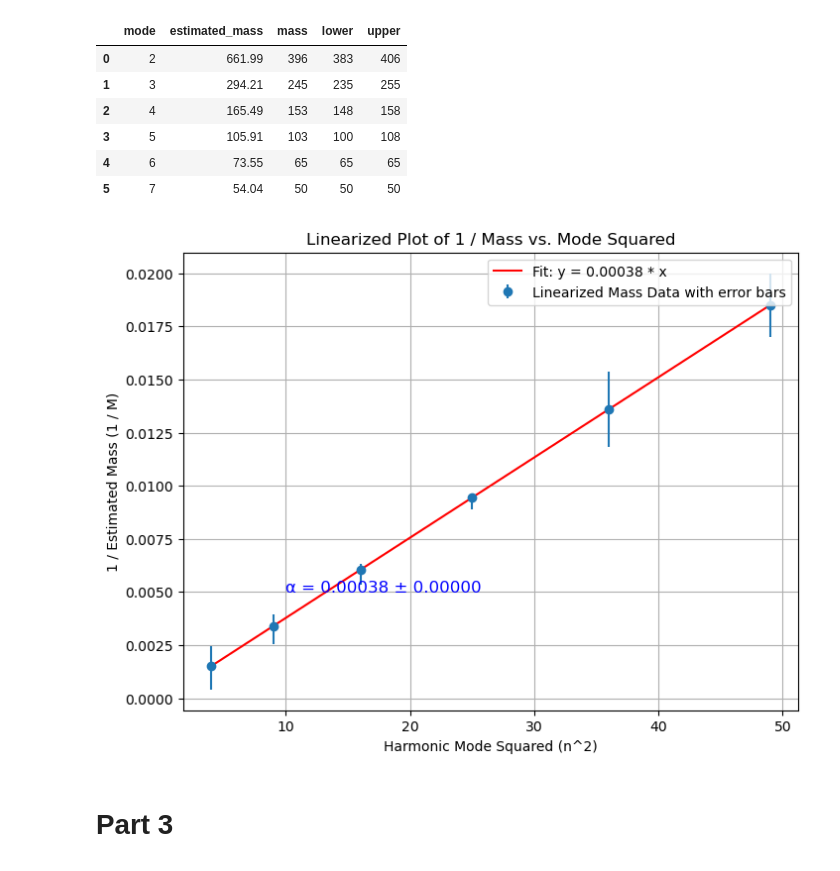
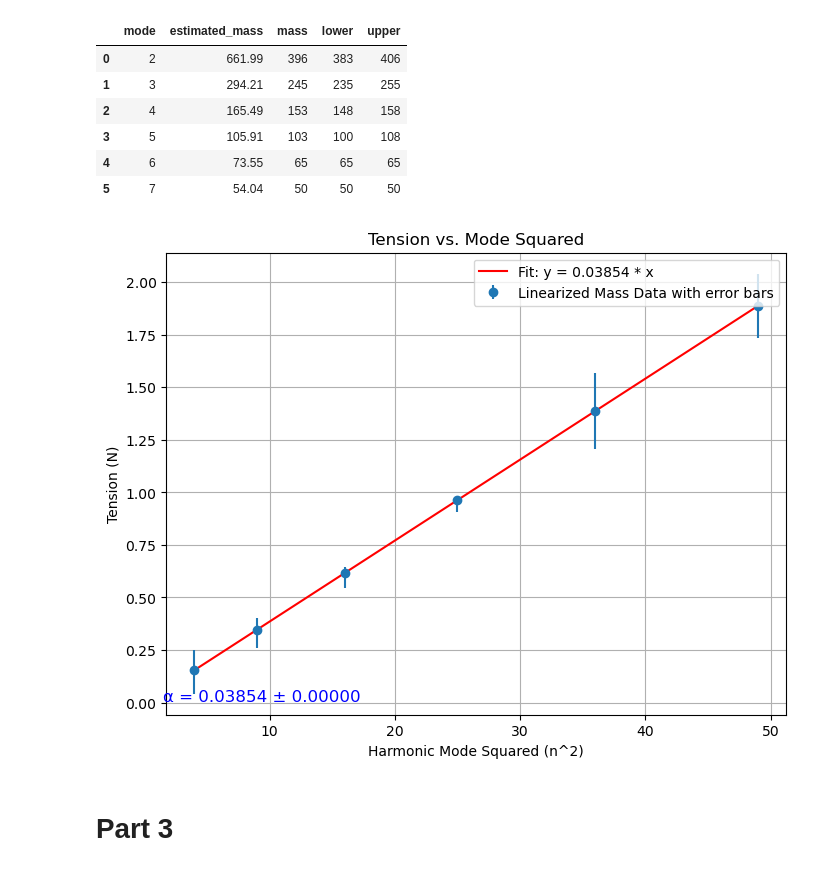
Before and after one commit to Faith-Qiao/physics5bl, a Jupyter notebook: lab11/lab11.ipynb, the cells around one changed output. Cells and saved outputs as stored; diff of their text form; code cells hidden in the pictures.

```diff
--- a/lab11/lab11.ipynb
+++ b/lab11/lab11.ipynb
@@ -89,40 +85,39 @@ part2
 | 5 | 7 | 54.04 | 50 | 50 | 50 |
 # %%
 harmonic_modes = np.array([2, 3, 4, 5, 6, 7])
-estimated_mass = np.array([661.99, 294.21, 165.49, 105.91, 73.55, 54.04])  # Estimated mass in grams
-lower_mass_bound = np.array([383, 235, 148, 100, 65, 50])  # Lower mass bound in grams
-upper_mass_bound = np.array([406, 255, 158, 108, 65, 50])  # Upper mass bound in grams
+estimated_mass = np.array([661.99, 294.21, 165.49, 105.91, 73.55, 54.04])  * 9.8 / 1000
+lower_mass_bound = np.array([383, 235, 148, 100, 65, 50])  *9.8 / 1000
+upper_mass_bound = np.array([406, 255, 158, 108, 65, 50]) *9.8/ 1000
 
-# Calculate the inverse of the estimated mass for linearization
 inverse_estimated_mass = 1 / estimated_mass
 harmonic_modes_squared = harmonic_modes**2
 def linear_model(x, alpha):
     return alpha * x
 
 # Perform the fit with the linearized data (1 / mass vs. mode squared)
 params_mass, covariance_mass = curve_fit(linear_model, harmonic_modes_squared, inverse_estimated_mass)
 alpha_mass = params_mass[0]  # Fitted alpha value for mass data
 alpha_mass_error = np.sqrt(covariance_mass[0, 0])  # Error in alpha
 lower_error = np.abs(inverse_estimated_mass - 1 / lower_mass_bound)
 upper_error = np.abs(1 / upper_mass_bound - inverse_estimated_mass)
 
 # Plotting the data with corrected error bars
 plt.figure(figsize=(8, 6))
 plt.errorbar(harmonic_modes_squared, inverse_estimated_mass, fmt='o',
              yerr=[lower_error, upper_error], label='Linearized Mass Data with error bars')
 plt.plot(harmonic_modes_squared, linear_model(harmonic_modes_squared, *params_mass), 'r-', label=f'Fit: y = {alpha_mass:.5f} * x')
 
 # Annotating alpha with error on the plot for mass data
-plt.text(10, 0.005, f"α = {alpha_mass:.5f} ± {alpha_mass_error:.5f}", color="blue", fontsize=12)
+plt.text(1.5, 0.005, f"α = {alpha_mass:.5f} ± {alpha_mass_error:.5f}", color="blue", fontsize=12)
 
 plt.xlabel("Harmonic Mode Squared (n^2)")
-plt.ylabel("1 / Estimated Mass (1 / M)")
-plt.title("Linearized Plot of 1 / Mass vs. Mode Squared")
+plt.ylabel("Tension (N)")
+plt.title("Tension vs. Mode Squared")
 plt.legend()
 plt.grid(True)
 plt.show()
 # %% [output]
-[figure, old version]
+[figure, new version]
 # %% [markdown]
 # Part 3
 # %%
```
Also changed, not shown: parts of 4 cells of this notebook.
